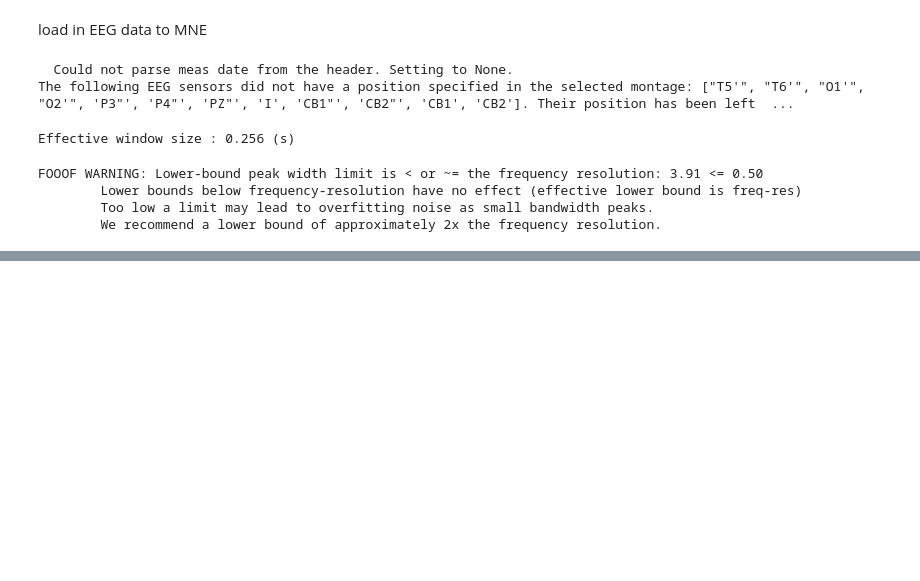
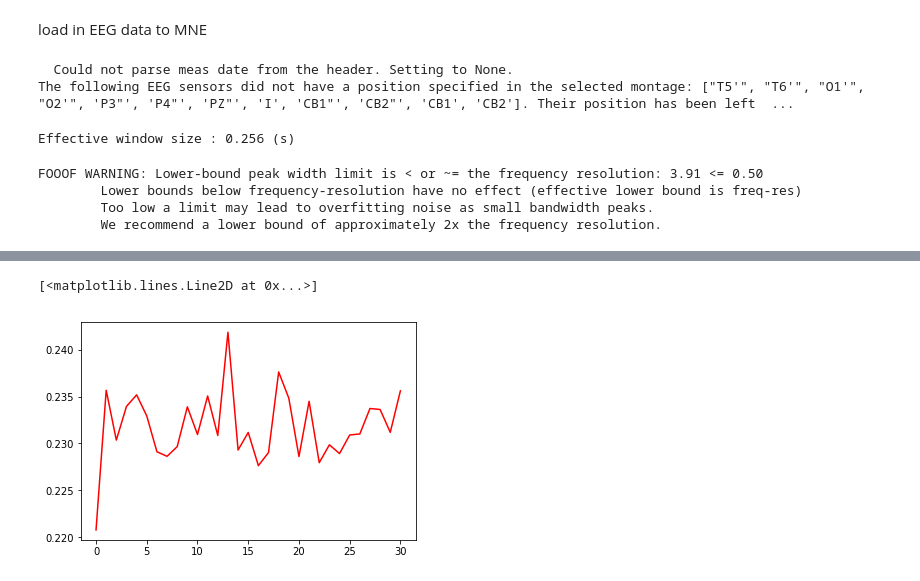
Before and after one commit to voytekresearch/BandRatios, a Jupyter notebook: Slope-Investigation-Real-Data.ipynb, the cells around one changed output, grey strips where cells are left out. Saved outputs shown, nothing was run; the diff lists cells and outputs as text; code cells hidden in the pictures; blank space fills up the shorter version.

```diff
--- a/Slope-Investigation-Real-Data.ipynb
+++ b/Slope-Investigation-Real-Data.ipynb
@@ -90,0 +80,5 @@ fm.plot()
+# %%
+plt.plot(power_desity_tb,color='r')
+# %% [output]
+[<matplotlib.lines.Line2D at 0x...>]
+[figure, added]
```
Also changed, not shown: parts of 11 cells of this notebook, 16 other files.
